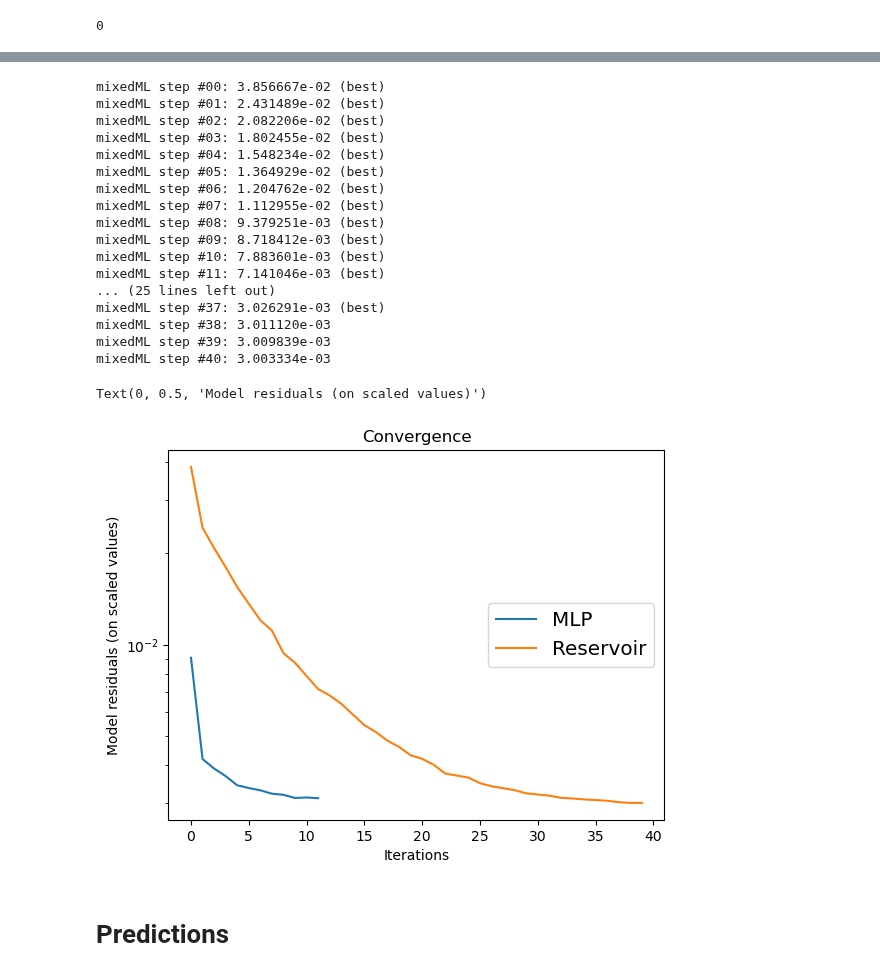
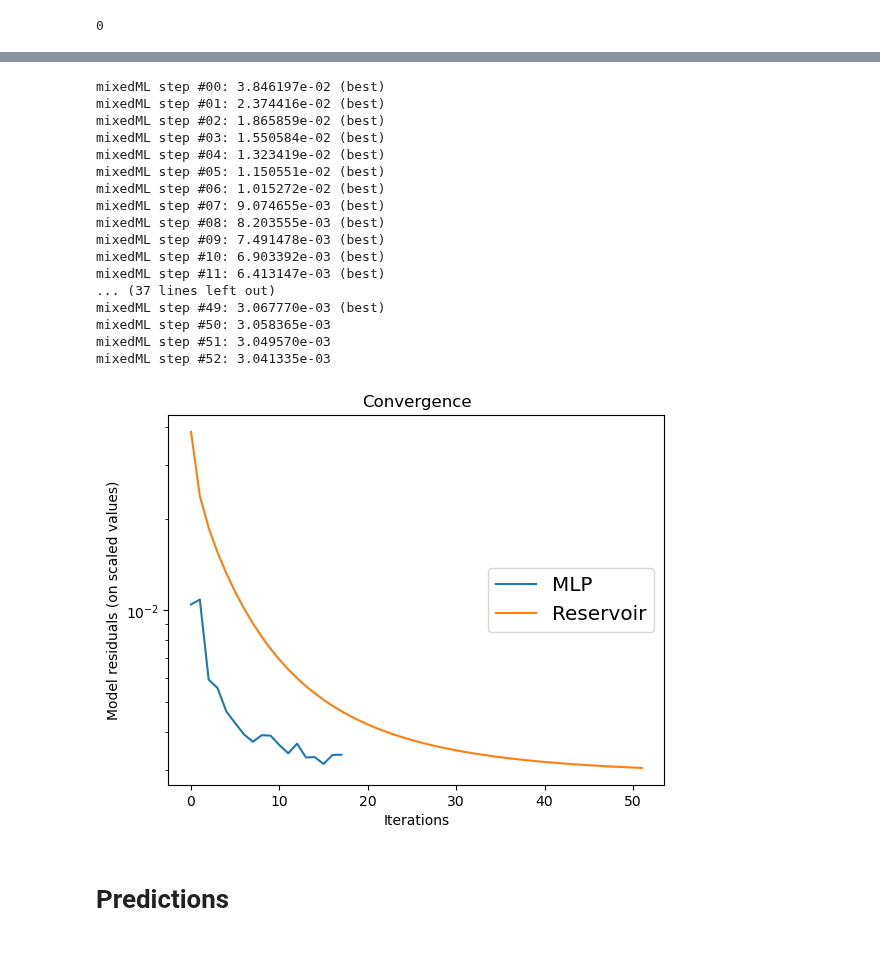
Before and after one commit to FrankwaP/subSISTM, a Jupyter notebook: models/mixedML/mixed_ml/main.ipynb, the cells around one changed output, grey strips where cells are left out. Drawn from its saved outputs; the diff is of its cells as text; code cells hidden in the pictures.

Commit message:
mixedml update (x1...x8)

```diff
--- a/models/mixedML/mixed_ml/main.ipynb
+++ b/models/mixedML/mixed_ml/main.ipynb
@@ -41,6 +49,7 @@ x2_x5, x4_x7, x6_x8
 # %%
-X_LABELS = ["x2_x5", "x4_x7", "x6_x8"]
+X_LABELS = ["x1", "x2", "x3", "x4", "x5", "x6", "x7", "x8"]
 Y_LABEL = "y_mixed_obs"
+Y_LABELS_PRED = ["y_mixed", "y_mixed_obs"]
 
 scaler_x = RobustScaler()
 scaler_y = RobustScaler()
@@ -53,7 +62,7 @@ data_test_scaled = data_test[[SERIES, TSTEPS]].copy()
 data_test_scaled[X_LABELS] = scaler_x.transform(data_test[X_LABELS])
 data_test_scaled[[Y_LABEL]] = scaler_y.transform(data_test[[Y_LABEL]])
 # %%
-results_mlp = mixed_ml_mlp.fit(data_train_scaled,
-                               n_iter_improve=2,
-                               min_ratio_improve=0.01)
+results_mlp = mixed_ml_mlp.fit(
+    data_train_scaled, n_iter_improve=2, min_ratio_improve=0.01
+)
 # %% [output]
@@ -73,40 +88,42 @@ mixedML step #12: 3.130021e-03
 # %%
-results_rpy = mixed_ml_rpy.fit(data_train_scaled,
-                               n_iter_improve=2,
-                               min_ratio_improve=0.01,
-                               fixed_model_options={'warmup': 5})
+results_rpy = mixed_ml_rpy.fit(
+    data_train_scaled,
+    n_iter_improve=2,
+    min_ratio_improve=0.01,
+    fixed_model_options={"warmup": N_WARMUPS},
+)
 # %% [output]
-mixedML step #00: 3.856667e-02 (best)
-mixedML step #01: 2.431489e-02 (best)
-mixedML step #02: 2.082206e-02 (best)
-mixedML step #03: 1.802455e-02 (best)
-mixedML step #04: 1.548234e-02 (best)
-mixedML step #05: 1.364929e-02 (best)
-mixedML step #06: 1.204762e-02 (best)
-mixedML step #07: 1.112955e-02 (best)
-mixedML step #08: 9.379251e-03 (best)
-mixedML step #09: 8.718412e-03 (best)
-mixedML step #10: 7.883601e-03 (best)
-mixedML step #11: 7.141046e-03 (best)
-... (25 lines left out)
-mixedML step #37: 3.026291e-03 (best)
-mixedML step #38: 3.011120e-03
-mixedML step #39: 3.009839e-03
-mixedML step #40: 3.003334e-03
+mixedML step #00: 3.846197e-02 (best)
+mixedML step #01: 2.374416e-02 (best)
+mixedML step #02: 1.865859e-02 (best)
+mixedML step #03: 1.550584e-02 (best)
+mixedML step #04: 1.323419e-02 (best)
+mixedML step #05: 1.150551e-02 (best)
+mixedML step #06: 1.015272e-02 (best)
+mixedML step #07: 9.074655e-03 (best)
+mixedML step #08: 8.203555e-03 (best)
+mixedML step #09: 7.491478e-03 (best)
+mixedML step #10: 6.903392e-03 (best)
+mixedML step #11: 6.413147e-03 (best)
+... (37 lines left out)
+mixedML step #49: 3.067770e-03 (best)
+mixedML step #50: 3.058365e-03
+mixedML step #51: 3.049570e-03
+mixedML step #52: 3.041335e-03
+# %%
+def plot_convergence(results_mlp, results_rpy):
+    fig, ax = subplots()
+    ax.plot(results_mlp, label="MLP")
+    ax.plot(results_rpy, label="Reservoir")
+    ax.legend(loc="center right", fontsize="x-large")
+    ax.set_yscale("log")
+    ax.set_title("Convergence")
+    ax.set_xlabel("Iterations")
+    ax.set_ylabel("Model residuals (on scaled values)")
+    _ = 0
 # %%
-from matplotlib.pyplot import subplots
-fig, ax = subplots()
-
-
-ax.plot(results_mlp, label='MLP')
-ax.plot(results_rpy, label='Reservoir')
-ax.legend(loc='center right', fontsize='x-large')
-ax.set_yscale('log')
-ax.set_title('Convergence')
-ax.set_xlabel('Iterations')
-ax.set_ylabel('Model residuals (on scaled values)')
+plot_convergence(results_mlp, results_rpy)
 # %% [output]
-Text(0, 0.5, 'Model residuals (on scaled values)')
-[figure, old version]
+[figure, new version]
 # %% [markdown]
 # Predictions
```
Also changed, not shown: parts of 11 cells of this notebook, 8 other files.
